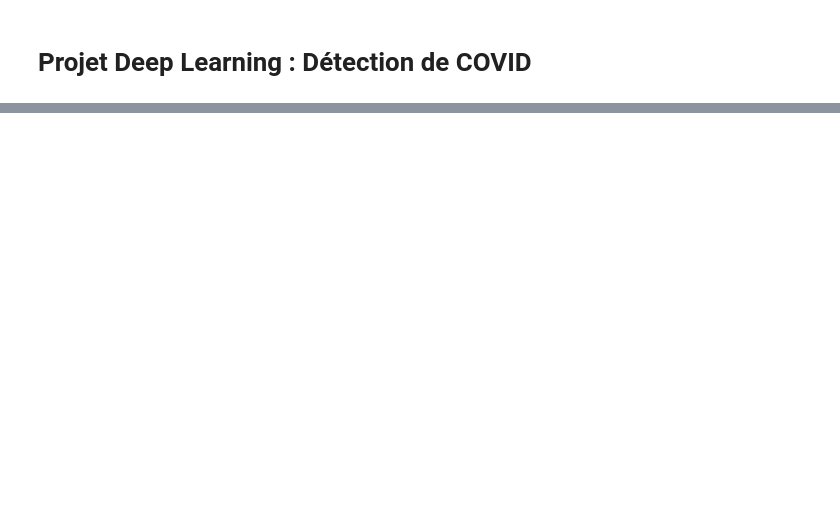
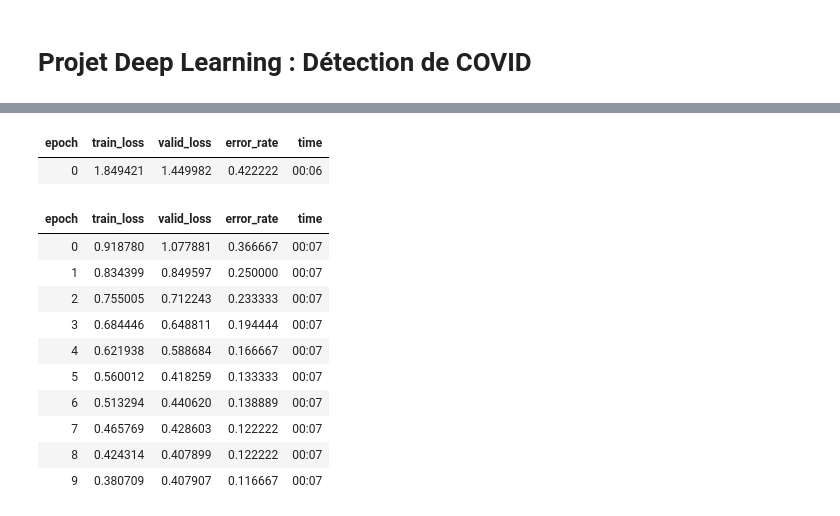
Before and after one commit to kevintsi/deep_learning_course, a Jupyter notebook: project_dl_covid_detection.ipynb, the cells around one changed output, grey strips where cells are left out. Saved outputs shown, nothing was run; the diff lists cells and outputs as text; code cells hidden in the pictures; blank space fills up the shorter version.

```diff
--- a/project_dl_covid_detection.ipynb
+++ b/project_dl_covid_detection.ipynb
@@ -58,7 +69,21 @@ states = states.new(item_tfms=RandomResizedCrop(275, min_scale=0.6), batch_tfms=
 dls = states.dataloaders(covid_sample_path)
 # %%
 learn = cnn_learner(dls, resnet18, metrics=error_rate)
-learn.fine_tune(4)
+learn.fine_tune(10)
+# %% [output]
+| epoch | train_loss | valid_loss | error_rate | time |
+| 0 | 1.849421 | 1.449982 | 0.422222 | 00:06 |
+| epoch | train_loss | valid_loss | error_rate | time |
+| 0 | 0.918780 | 1.077881 | 0.366667 | 00:07 |
+| 1 | 0.834399 | 0.849597 | 0.250000 | 00:07 |
+| 2 | 0.755005 | 0.712243 | 0.233333 | 00:07 |
+| 3 | 0.684446 | 0.648811 | 0.194444 | 00:07 |
+| 4 | 0.621938 | 0.588684 | 0.166667 | 00:07 |
+| 5 | 0.560012 | 0.418259 | 0.133333 | 00:07 |
+| 6 | 0.513294 | 0.440620 | 0.138889 | 00:07 |
+| 7 | 0.465769 | 0.428603 | 0.122222 | 00:07 |
+| 8 | 0.424314 | 0.407899 | 0.122222 | 00:07 |
+| 9 | 0.380709 | 0.407907 | 0.116667 | 00:07 |
 # %%
 interp = ClassificationInterpretation.from_learner(learn)
 interp.plot_confusion_matrix()
```
Also changed, not shown: parts of 21 cells of this notebook.
